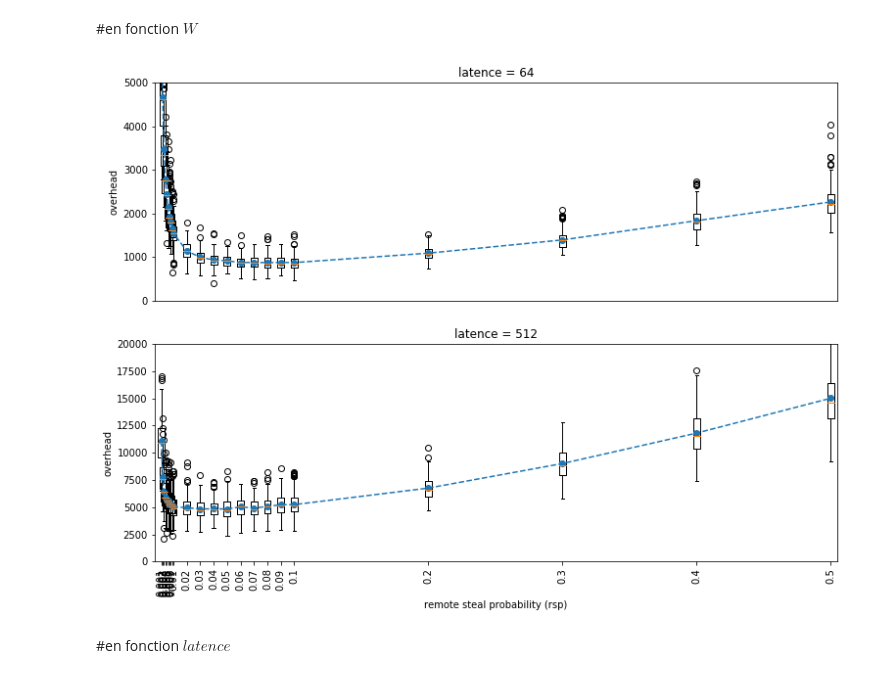
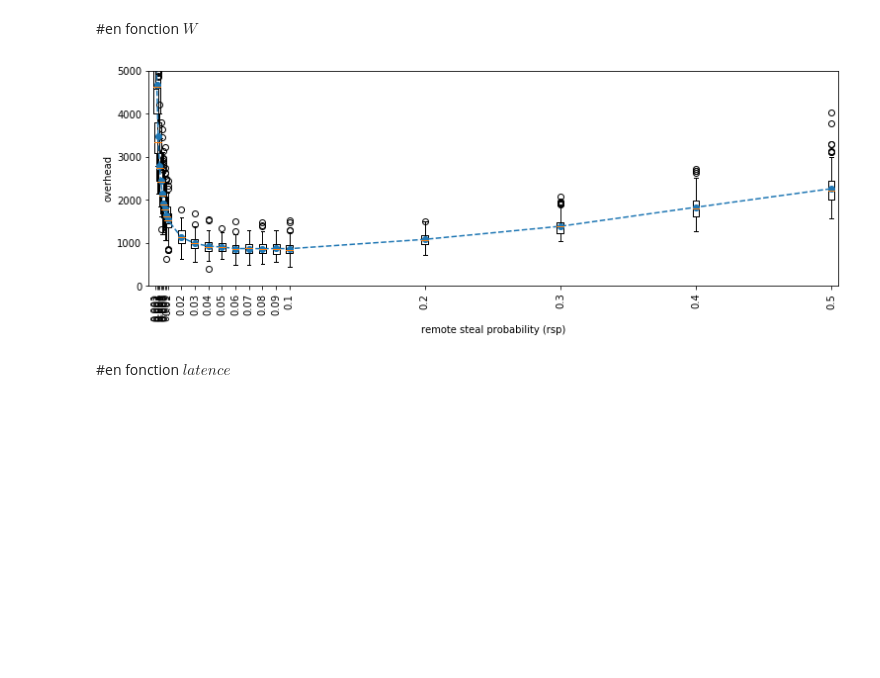
Before and after one commit to wagnerf42/ws-simulator, a Jupyter notebook: result/strategy/simulation_ipynb/simulation_thesis_proba.ipynb, the cells around one changed output. Cells and saved outputs as stored; diff of their text form; code cells hidden in the pictures; blank space fills up the shorter version.

```diff
--- a/result/strategy/simulation_ipynb/simulation_thesis_proba.ipynb
+++ b/result/strategy/simulation_ipynb/simulation_thesis_proba.ipynb
@@ -225,48 +227,48 @@ def boxdata(p, w, l, rspmin, rspmax):
 [round(x,6) for x in all_average.keys() if rspmin <= x and x <= rspmax]
 # %%
 fig = plt.figure()
-fig.set_size_inches(12.5, 9, forward=True)
+fig.set_size_inches(12.5, 4, forward=True)
 
-plt.subplot(2, 1, 1)
+#plt.subplot(2, 1, 1)
 list_avrg, list_keys = boxdata(32, 100000000, 64, 0, 0.5)
-plt.title("latence = 64")
+#plt.title("latence = 64")
 #plt.xlabel("remote steal probability (rsp)")
 plt.ylabel("overhead")
-plt.tick_params(
-    axis='x',          # changes apply to the x-axis
-    which='both',      # both major and minor ticks are affected
-    bottom=False,      # ticks along the bottom edge are off
-    top=False,         # ticks along the top edge are off
-    labelbottom=False) # labels along the bottom edge are off
+#plt.tick_params(
+#    axis='x',          # changes apply to the x-axis
+#    which='both',      # both major and minor ticks are affected
+#    bottom=False,      # ticks along the bottom edge are off
+#    top=False,         # ticks along the top edge are off
+#    labelbottom=False) # labels along the bottom edge are off
 
 data = load_file(directory + "vss_proba_32_100000000")
 
 plt.ylim(0, 5000)
-#plt.xticks(rotation=90)
+plt.xticks(rotation=90)
 w = [0.1]*len(list_keys)
 keys_positions = [x*100 for x in list_keys]
 plt.boxplot(list_avrg, positions=keys_positions, labels = list_keys)
 _, overhead, minimum = compute_overhead_for_latence(data, 64)
 plt.plot([x*100 for x in overhead.keys()], overhead.values(), "o--", label="latence = 64")
 
-plt.subplot(2, 1, 2)
-list_avrg, list_keys = boxdata(32, 100000000, 512, 0, 0.5)
-plt.title("latence = 512")
+#plt.subplot(2, 1, 2)
+#list_avrg, list_keys = boxdata(32, 100000000, 512, 0, 0.5)
+#plt.title("latence = 512")
 plt.xlabel("remote steal probability (rsp)")
-plt.ylabel("overhead")
+#plt.ylabel("overhead")
 
-data = load_file(directory + "vss_proba_32_100000000")
+#data = load_file(directory + "vss_proba_32_100000000")
 
-plt.ylim(0, 20000)
-plt.xticks(rotation=90)
-w = [0.1]*len(list_keys)
-keys_positions = [x*100 for x in list_keys]
-plt.boxplot(list_avrg, positions=keys_positions, labels = list_keys)
-_, overhead, minimum = compute_overhead_for_latence(data, 512)
-plt.plot([x*100 for x in overhead.keys()], overhead.values(), "o--", label="latence = 512")
+#plt.ylim(0, 20000)
+#plt.xticks(rotation=90)
+#w = [0.1]*len(list_keys)
+#keys_positions = [x*100 for x in list_keys]
+#plt.boxplot(list_avrg, positions=keys_positions, labels = list_keys)
+#_, overhead, minimum = compute_overhead_for_latence(data, 512)
+#plt.plot([x*100 for x in overhead.keys()], overhead.values(), "o--", label="latence = 512")
 plt.savefig('../../../../../Manuscrit/manuscrit/gfx/twoClusters/box_overhead_according_rsp_w100000000_32.pdf',bbox_inches='tight')
 # %% [output]
-[figure, old version]
+[figure, new version]
 # %% [markdown]
 #en fonction $latence$
 # %%
```
Also changed, not shown: parts of 3 cells of this notebook, 3 other files.
